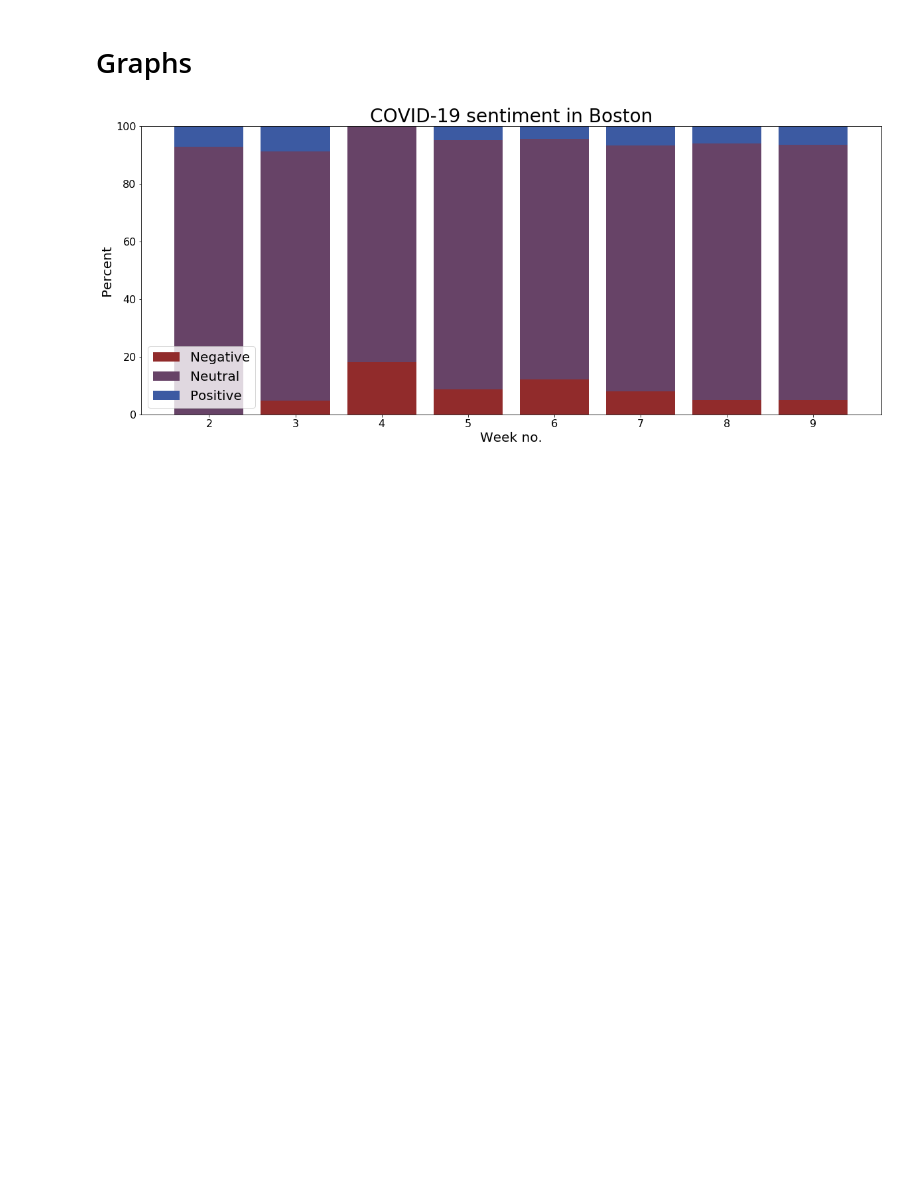
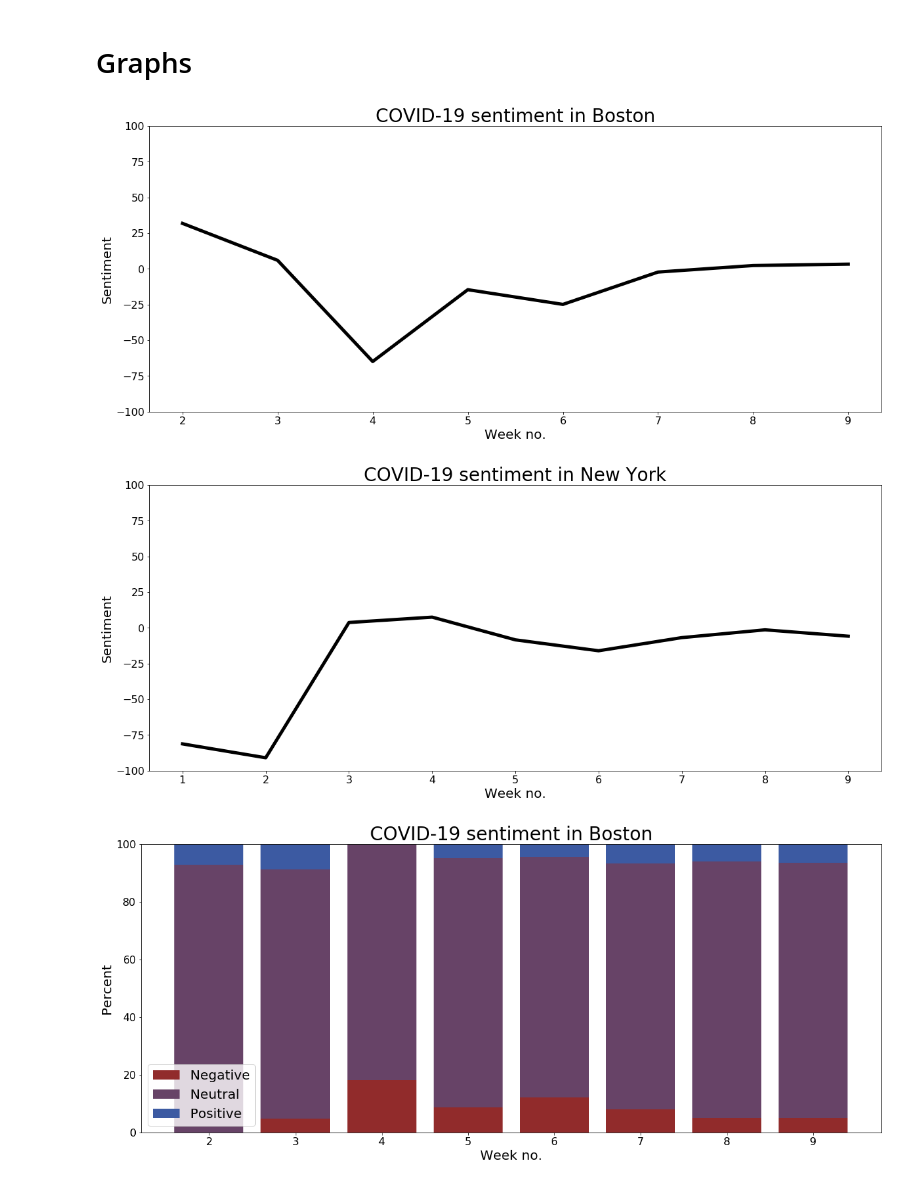
Before and after one commit to jgodin21/project_5, a Jupyter notebook: code/SentimentAnalyzer.ipynb, the cells around one changed output. Drawn from its saved outputs; the diff is of its cells as text; code cells hidden in the pictures; blank space fills up the shorter version.

Commit message:
Add line graphs

```diff
--- a/code/SentimentAnalyzer.ipynb
+++ b/code/SentimentAnalyzer.ipynb
@@ -64,6 +64,24 @@ sentiments = pd.DataFrame([analyzer.polarity_scores(text) for text in covid["tex
 covid = pd.concat([covid, sentiments.set_index(covid.index)], axis=1)
 # %% [markdown]
 # Graphs
+# %%
+for city in cities:
+    subset = covid[covid["city"] == city]
+    subset_mean = subset.groupby(subset["time"].dt.week).mean()
+
+    # Matplotlib setup
+    plt.figure(figsize=(20, 8))
+    plt.title(f"COVID-19 sentiment in {city}", fontsize=28)
+    plt.xlabel("Week no.", fontsize=20)
+    plt.ylabel("Sentiment", fontsize=20)
+    plt.xticks(fontsize=16)
+    plt.yticks(fontsize=16)
+
+    plt.ylim((-100, 100))
+    plt.plot(subset_mean.index, subset_mean["compound"] * 100, color="black", linewidth=5);
+# %% [output]
+[figure, added]
+[figure, added]
 # %%
 for city in cities:
     subset = covid[covid["city"] == city]
```
Also changed, not shown: parts of 1 cell of this notebook.
